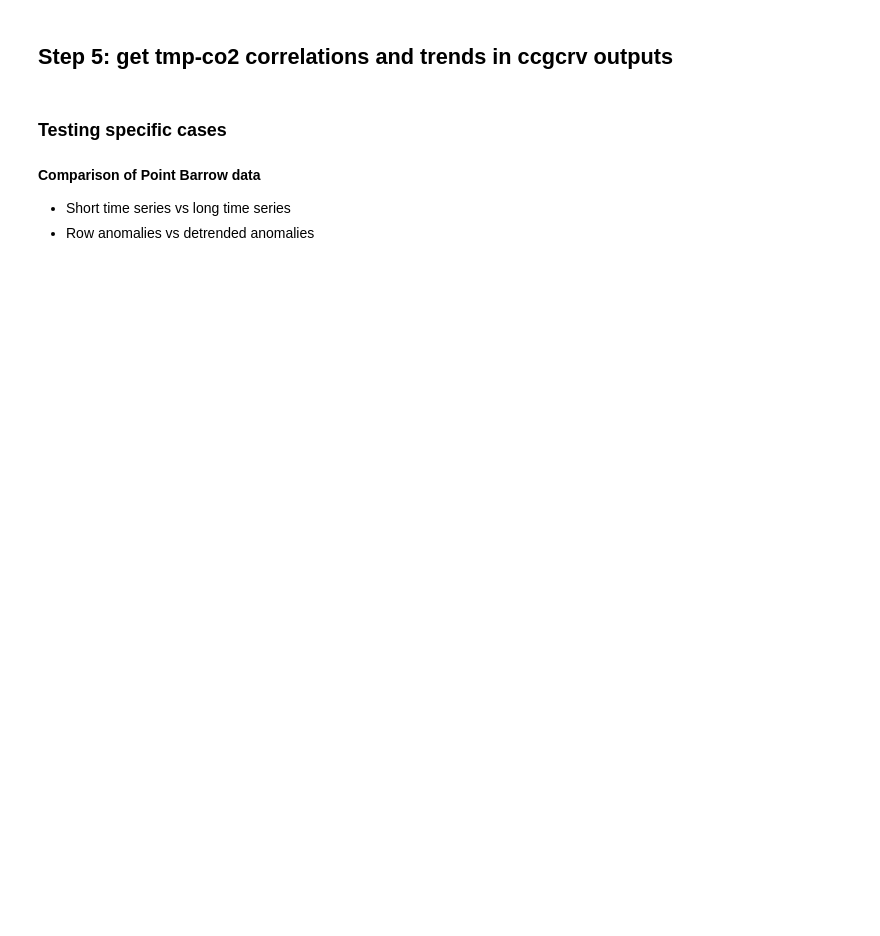
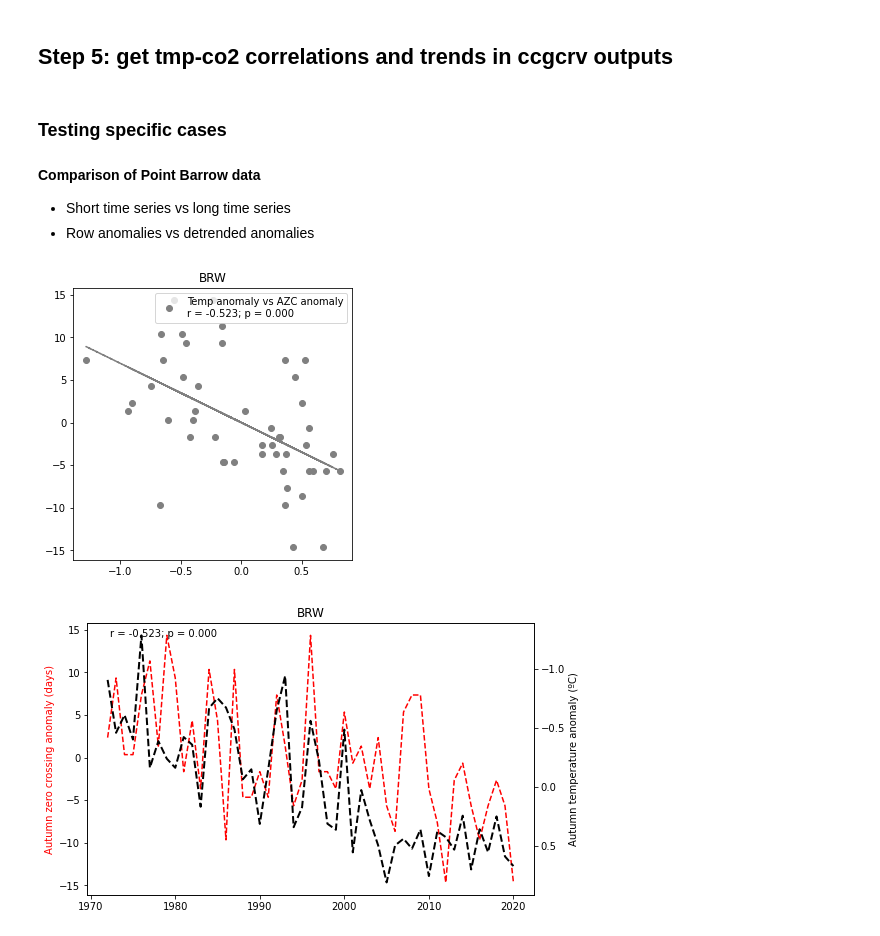
Before and after one commit to femoyano/co2_analysis, a Jupyter notebook: piao2008_full_analysis.ipynb, the cells around one changed output. Saved outputs shown, nothing was run; the diff lists cells and outputs as text; code cells hidden in the pictures; blank space fills up the shorter version.

```diff
--- a/piao2008_full_analysis.ipynb
+++ b/piao2008_full_analysis.ipynb
@@ -26,0 +67,16 @@ import
+# %%
+if do_co2proc:
+
+    from piao2008_prep_co2data import proc_co2data, select_piao2008
+
+    # Read the raw co2 data and get monthly averages. Save to file.
+    file_co2raw = data_dir + 'piao2008_co2_flask_monthly.csv'
+    file_co2_proc = data_dir + 'co2_proc.csv'
+    proc_co2data(file_co2raw=file_co2raw, file_co2_proc=file_co2_proc, co2_avg_freq=co2_avg_freq)
+
+    # Read in co2 data and station data summary and select stations used in Piao 2008. Save to file.
+    file_stations='../data/co2_station_summary.csv'
+    fileout_co2 = data_dir + 'piao_co2_proc.csv'
+    file_stations_proc = data_dir + 'piao_stations.csv'
+    select_piao2008(file_co2=file_co2_proc, file_stations=file_stations,
+        fileout_co2=fileout_co2, fileout_stations=file_stations_proc)
@@ -35,10 +167,0 @@ import numpy as np
-# %%
-# Prepare variables
-co2_file = '../data/piao_2008/piao_co2_fm.csv'
-stations_file = '../data/piao_2008/piao_stations.csv'
-stations = pd.read_csv(stations_file)
-calc_tmps = True
-excl_grnlnd = False
-# %%
-# Get ccgcrv output
-ccg_output, ccgmeans = get_ccgcrv(co2_file=co2_file, stations_file=stations_file, start_col='start_total', end_col='end_total')
@@ -155,17 +174,9 @@ def make_plots(station, start_year, end_year, detrend=False, name="", tx=0.5):
 
 - Short time series vs long time series
 - Row anomalies vs detrended anomalies
-# %%
-# Chose
-station='BRW'
-start = 'start_piao2008'
-end = 'end_piao2008'
-# start = 1970
-# end = 1995
-# start = 1996
-# end = 2020
-# start = 1970
-# end = 2020
-name = 'piao'
-make_plots(station=station, start_year=start, end_year=end, detrend=False, name=name, tx=0.05)
-# make_plots(station=station, start_year=start, end_year=end, detrend=True, name=name, tx=0.5)
+# %%
+make_plots(station=corr_station, stations=stations, start_year=corr_start, end_year=corr_end, ccg_output=ccg_output,
+    tmp_per_station=tmp_per_station, common_tmp_file=common_tmp_file, data_dir=data_dir, detrend=detrend, name=name, tx=0.05)
+# %% [output]
+[figure, added]
+[figure, added]
```
Also changed, not shown: parts of 15 cells of this notebook, 5 other files.
